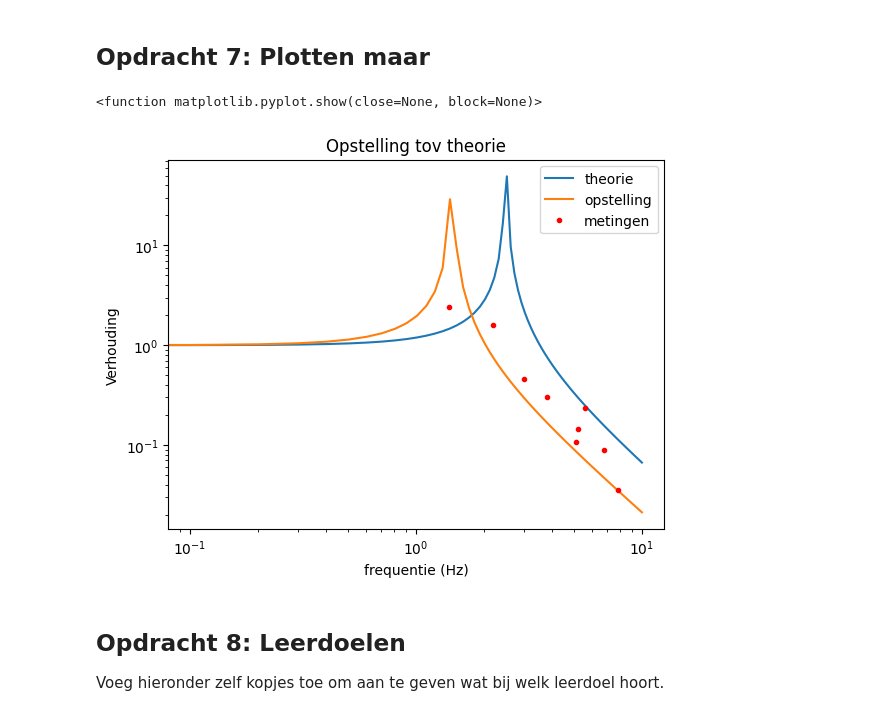
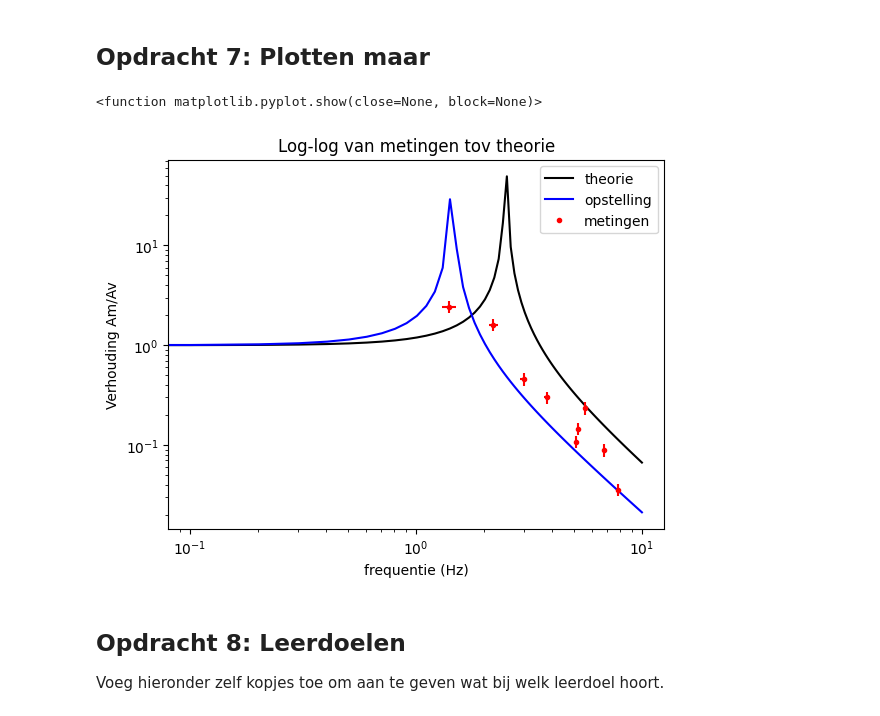
Before and after one commit to OLvanVelze/opdrachten-DEF-D-OVV, a Jupyter notebook: FysiekeOntwerpopdrachten/5MaakEenOpstellingTrillingsvrij/Ontwerpopdracht5MaakEenOpstellingTrillingsvrijInvulTemplate.ipynb, the cells around one changed output. Cells and saved outputs as stored; diff of their text form; code cells hidden in the pictures.

Commit message:
final plot beter

```diff
--- a/FysiekeOntwerpopdrachten/5MaakEenOpstellingTrillingsvrij/Ontwerpopdracht5MaakEenOpstellingTrillingsvrijInvulTemplate.ipynb
+++ b/FysiekeOntwerpopdrachten/5MaakEenOpstellingTrillingsvrij/Ontwerpopdracht5MaakEenOpstellingTrillingsvrijInvulTemplate.ipynb
@@ -198,26 +199,28 @@ plt.show
 # %%
 fq_array = np.array([5.1,5.2,5.6,6.8,7.8,3.0,3.8,2.2,1.4])
 Av_array = np.array([1.21,2.33,2.00,2.58,3.66,1.29,1.57,0.41,0.28])
 Am_array = np.array([0.13,0.34,0.47,0.23,0.13,0.59,0.47,0.66,0.68])
 
 verhouding_array = Am_array / Av_array
 
 
 
 plt.figure
-plt.plot(frequentie_voor_x, resultaat, label="theorie")
-plt.plot(frequentie_voor_x, verhoudingsfunctie(frequentie_voor_x, omega0_new), label="opstelling")
+plt.plot(frequentie_voor_x, resultaat, label="theorie", color='black')
+plt.plot(frequentie_voor_x, verhoudingsfunctie(frequentie_voor_x, omega0_new), label="opstelling", color='blue')
 plt.plot(fq_array, verhouding_array, 'r.', label="metingen")
-plt.title("Opstelling tov theorie")
+plt.errorbar(fq_array, verhouding_array, yerr=0.14*verhouding_array, xerr=0.1, ls='None', color='red')
+plt.title("Log-log van metingen tov theorie")
 plt.xscale('log')
 plt.xlabel("frequentie (Hz)")
 plt.yscale('log')
-plt.ylabel("Verhouding")
+plt.ylabel("Verhouding Am/Av")
 plt.legend()
+plt.savefig("finalplot.png")
 plt.show
 # %% [output]
 <function matplotlib.pyplot.show(close=None, block=None)>
-[figure, old version]
+[figure, new version]
 # %% [markdown]
 ## Opdracht 8: Leerdoelen
 Voeg hieronder zelf kopjes toe om aan te geven wat bij welk leerdoel hoort.
```
Also changed, not shown: parts of 1 cell of this notebook, 3 other files.
